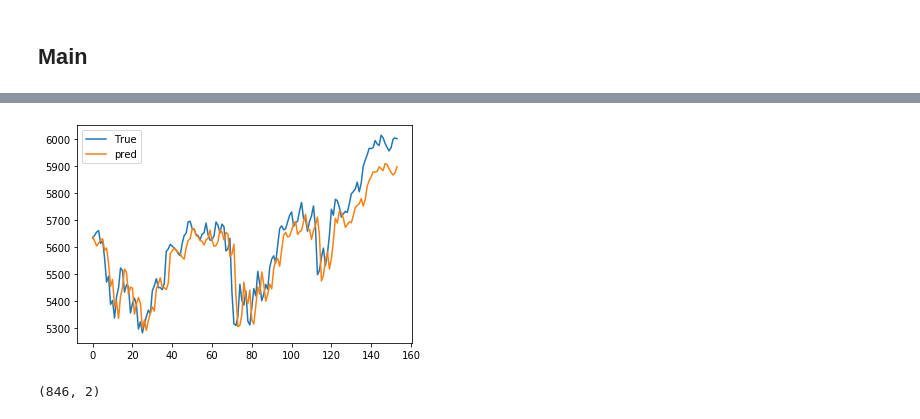
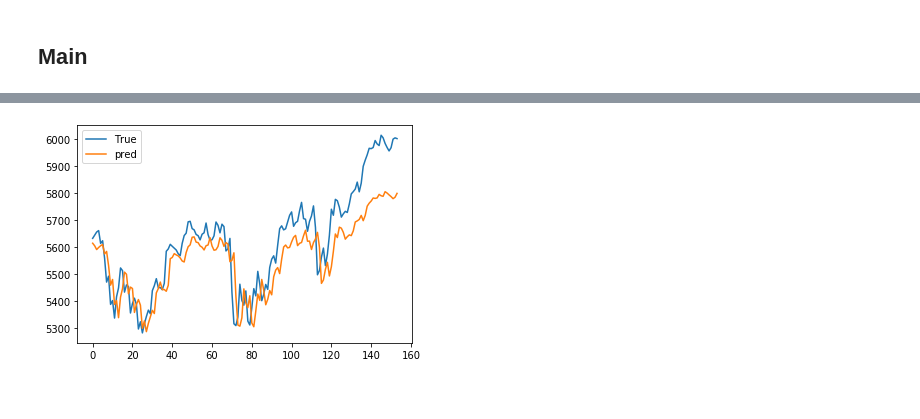
Before and after one commit to lulmer/DA-RNN_for_timeseries, a Jupyter notebook: DA_RNN_CAC40.ipynb, the cells around one changed output, grey strips where cells are left out. Cells and saved outputs as stored; diff of their text form; code cells hidden in the pictures.

```diff
--- a/DA_RNN_CAC40.ipynb
+++ b/DA_RNN_CAC40.ipynb
@@ -14,10 +14,10 @@ Drive already mounted at /content/drive; to attempt to forcibly remount, call dr
 # %%
 dataroot = 'join2.csv'
 
-batchsize = 30  #reduire le batch size
+batchsize = 15  #reduire le batch size
 nhidden_encoder = 16 #reduire
 nhidden_decoder = 16
-ntimestep = 5
+ntimestep = 2
 lr = 0.002
 epochs = 110
 # %% [markdown]
@@ -434,11 +427,18 @@ def read_data(input_path ,debug=True):
 
     return X, y
 # %%
-rootpath="Colab Notebooks/DA-RNN/"
-path_list=['AIR.PA.csv','ORA.PA.csv','ENGI.PA.csv','HO.PA.csv',
-           'MC.PA.csv','VIV.PA.csv','SAN.PA.csv','FP.PA.csv',
-           'FTI.PA.csv','OR.PA.csv','VIE.PA.csv','RI.PA.csv','FCHI.csv']
-df=read_stock_yahoo(rootpath,path_list)
+rootpath="drive/My Drive/Colab Notebooks/DA-RNN/CAC40-Data/"
+import os
+company_list=[]
+for filename in os.listdir(rootpath):
+  if filename[-4:]=='.csv':
+    if filename != 'FCHI.csv' :
+      company_list.insert(0,str(filename))
+    else :
+      company_list.append(str(filename))
+
+#path_list=['AIR.PA.csv','ORA.PA.csv','ENGI.PA.csv','HO.PA.csv','MC.PA.csv','VIV.PA.csv','SAN.PA.csv','FP.PA.csv','FTI.PA.csv','OR.PA.csv','VIE.PA.csv','RI.PA.csv','FCHI.csv']
+df=read_stock_yahoo(rootpath,company_list)
 df.head()
 
 X = np.array(df.iloc[:, 1:-1].values)
@@ -456,6 +459,2 @@ y,y_mean,y_std=normalize(y)
 # %% [markdown]
 ## Main
-# %%
-# Read dataset
-print("==> Load dataset ...")
-X, y = read_data(dataroot, debug=False)
@@ -539,4 +535,5 @@ array([ 0.01146088, -0.05104073, -0.11913817, -0.10763662,  0.02832435,
 # %%
 from sklearn.metrics import mean_squared_error
-mean_squared_error(model.y[model.train_timesteps:], y_pred)
+y_test = model.y[model.train_timesteps:]
+mean_squared_error(y_test, y_pred)
 # %% [output]
@@ -544,11 +587,7 @@ mean_squared_error(model.y[model.train_timesteps:], y_pred)
 # %%
-plt.plot(model.y[model.train_timesteps:]*y_std+y_mean, label="True")
-plt.plot(y_pred*y_std+y_mean,label="pred")
+plt.plot(y_test*y_std+y_mean, label="True")
+plt.plot(y_pred*y_std+y_mean, label="pred")
 plt.legend()
 plt.show()
 # %% [output]
-[figure, old version]
+[figure, new version]
-# %%
-X.shape
-# %% [output]
-(846, 2)
```
Also changed, not shown: parts of 13 cells of this notebook.
